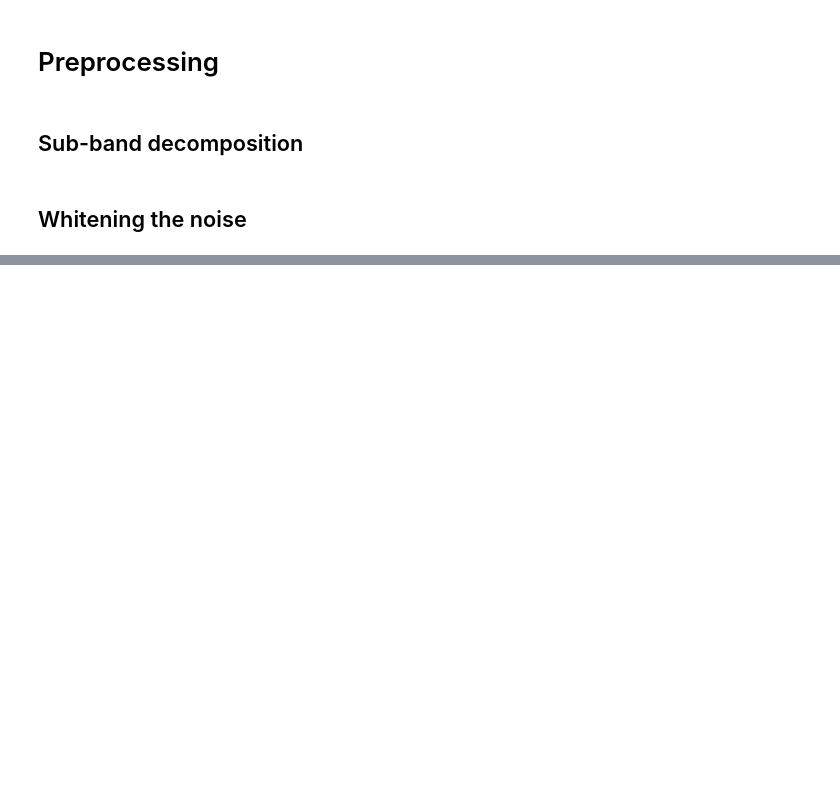
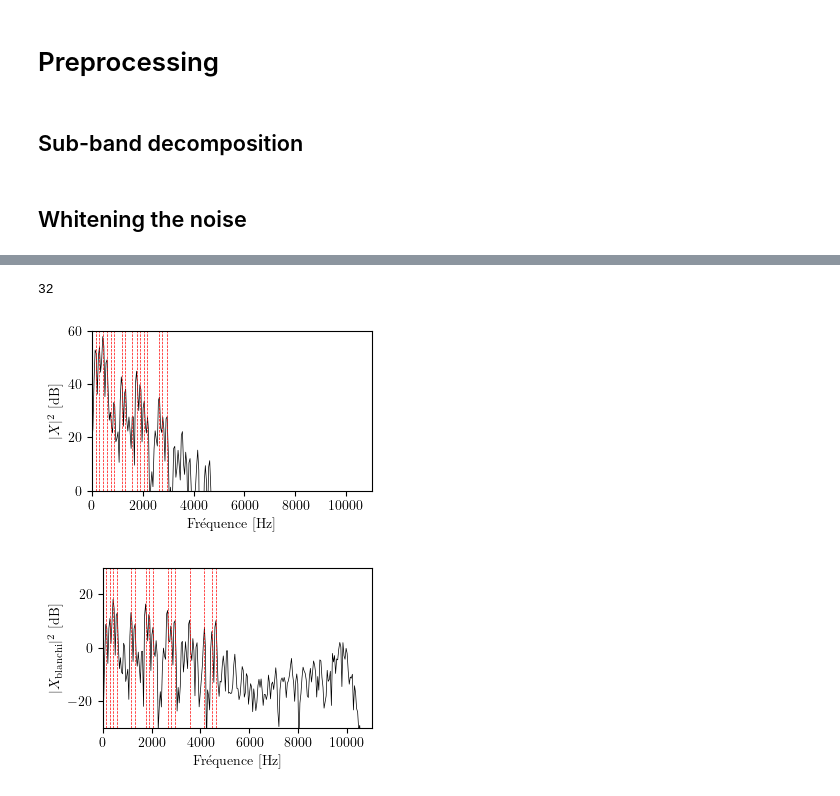
Before and after one commit to peladeaucome/ATIAM-PAM-AnalyseInstruments, a Jupyter notebook: Notebooks/come_HN_preprocessing.ipynb, the cells around one changed output, grey strips where cells are left out. Cells and saved outputs as stored; diff of their text form; code cells hidden in the pictures; blank space fills up the shorter version.

```diff
--- a/Notebooks/come_HN_preprocessing.ipynb
+++ b/Notebooks/come_HN_preprocessing.ipynb
@@ -150,48 +178,41 @@ plt.close()
-# %%
-time_frame_display = 11
-
-plt.figure(figsize = figsize)
-#plt.figure(figsize = (15, 5))
-plt.plot(f_list, dB20(x_stft[:,time_frame_display]), 'b--', linewidth = .5, label = '$|X|^2$')
-#plt.plot(f_list, dB10(xRankFiltered_stft[:,time_frame_display]), 'k--', linewidth = .5)
-plt.plot(f_list, dB20(1/np.fft.rfft(ARFilters[time_frame_display], n=window_length)/300), 'r-.', linewidth = .5, label = "$|H|^2$")
-plt.plot(f_list, dB20(xWhitened_stft[:,time_frame_display]), 'k-', linewidth = .5, label = "$|X_{\mathrm{blanchi}}|^2$")
-plt.legend(ncols = 1)
-plt.xlabel("$f$ [Hz]")
-plt.ylabel("[dB]")
-plt.tight_layout()
-plt.savefig(fname = os.path.join(save_folder, "blanchissement_spectre.pdf"), dpi = dpi, bbox_inches = "tight", format = "pdf")
-plt.show()
-plt.close()
 # %%
-num_poles = 32
-time_frame_display = 11
+num_poles = 24
 
-poles, complexAmp, Lambda = ESPRIT(xChopped[time_frame_display], num_poles = num_poles)
+num_poles,_ = ESTER(xWhitenedWindowed[time_frame_display], max_poles = 250, factor = 20)
+print(num_poles)
+poles, complexAmp, Lambda = ESPRIT(xWindowed[time_frame_display], num_poles = num_poles)
 freqs = np.sort(sr_hz/(2*np.pi)*np.angle(poles))[num_poles//2:]
 
 plt.figure(figsize = figsize)
-plt.plot(f_list, dB20(np.fft.rfft(xChopped[time_frame_display]*np.hanning(window_length))), 'k')
+plt.plot(f_list, dB20(np.fft.rfft(xWindowed[time_frame_display]*np.hanning(window_length))), 'k')
 for f in freqs:
     plt.axvline(f,0,1, color = 'r', linestyle = '--')
-plt.xlabel("$f$ [Hz]")
+plt.xlabel("Fréquence [Hz]")
 plt.ylabel("$|X|^2$ [dB]")
+plt.ylim(0, 60)
+plt.xlim(0, sr_hz/2)
 plt.tight_layout()
 plt.savefig(fname = os.path.join(save_folder, "ESPRIT_input.pdf"), dpi = dpi, bbox_inches = "tight", format = "pdf")
 plt.show()
 plt.close()
 
 
-poles, complexAmp, Lambda = ESPRIT(xWhitened[time_frame_display], num_poles = num_poles)
+poles, complexAmp, Lambda = ESPRIT(xWhitenedWindowed[time_frame_display], num_poles = num_poles)
 freqs = np.sort(sr_hz/(2*np.pi)*np.angle(poles))[num_poles//2:]
 
 plt.figure(figsize = figsize)
-plt.plot(f_list, dB20(np.fft.rfft(xWhitened[time_frame_display]*np.hanning(window_length))),'k')
+plt.plot(f_list, dB20(np.fft.rfft(xWhitenedWindowed[time_frame_display]*np.hanning(window_length))),'k')
 for f in freqs:
     plt.axvline(f,0,1, color = 'r', linestyle = '--')
-plt.xlabel("$f$ [Hz]")
+plt.xlabel("Fréquence [Hz]")
 plt.ylabel("$|X_{\mathrm{blanchi}}|^2$ [dB]")
+plt.xlim(0, sr_hz/2)
+plt.ylim(-30, 30)
 plt.tight_layout()
 plt.savefig(fname = os.path.join(save_folder, "ESPRIT_whitened.pdf"), dpi = dpi, bbox_inches = "tight", format = "pdf")
 plt.show()
 plt.close()
+# %% [output]
+32
+[figure, added]
+[figure, added]
```
Also changed, not shown: parts of 9 cells of this notebook, 2 other files.
